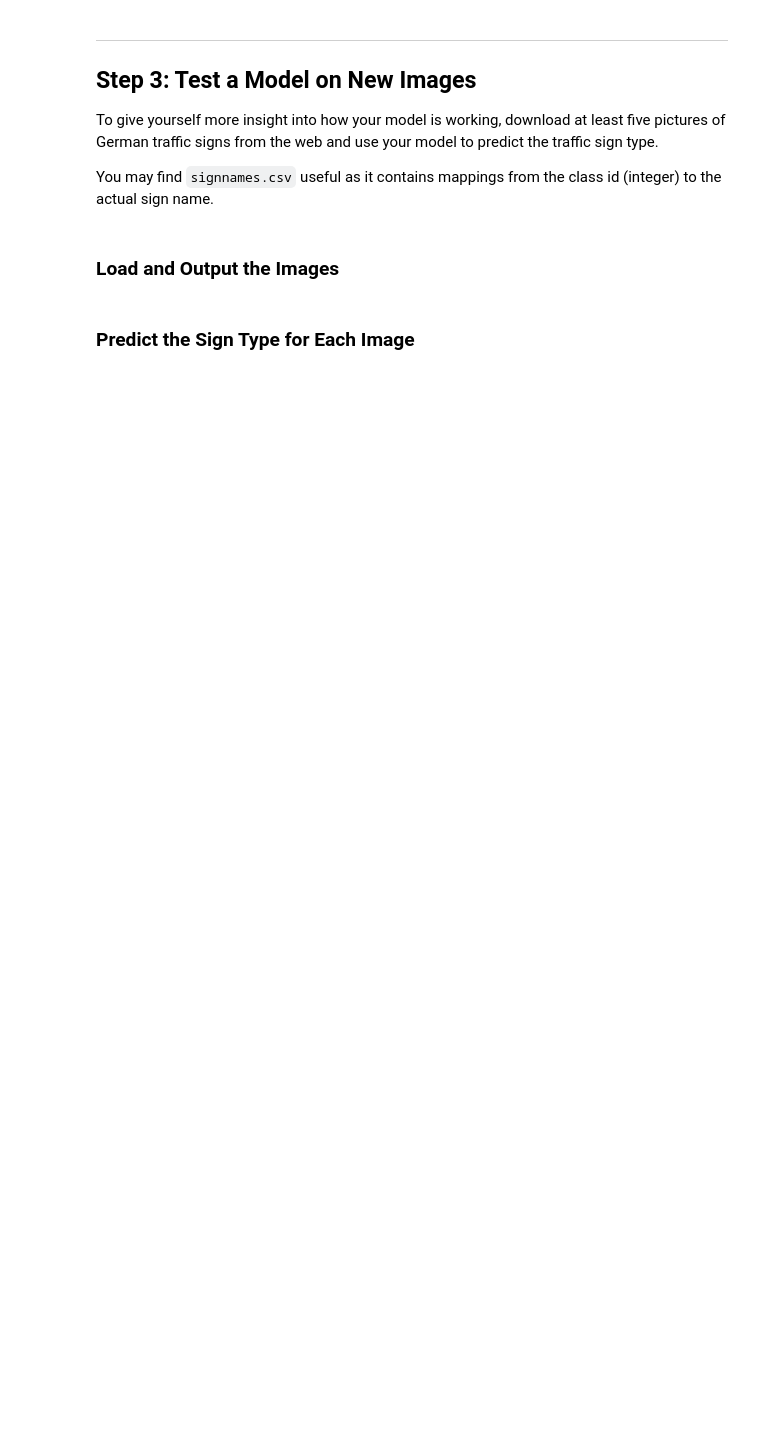
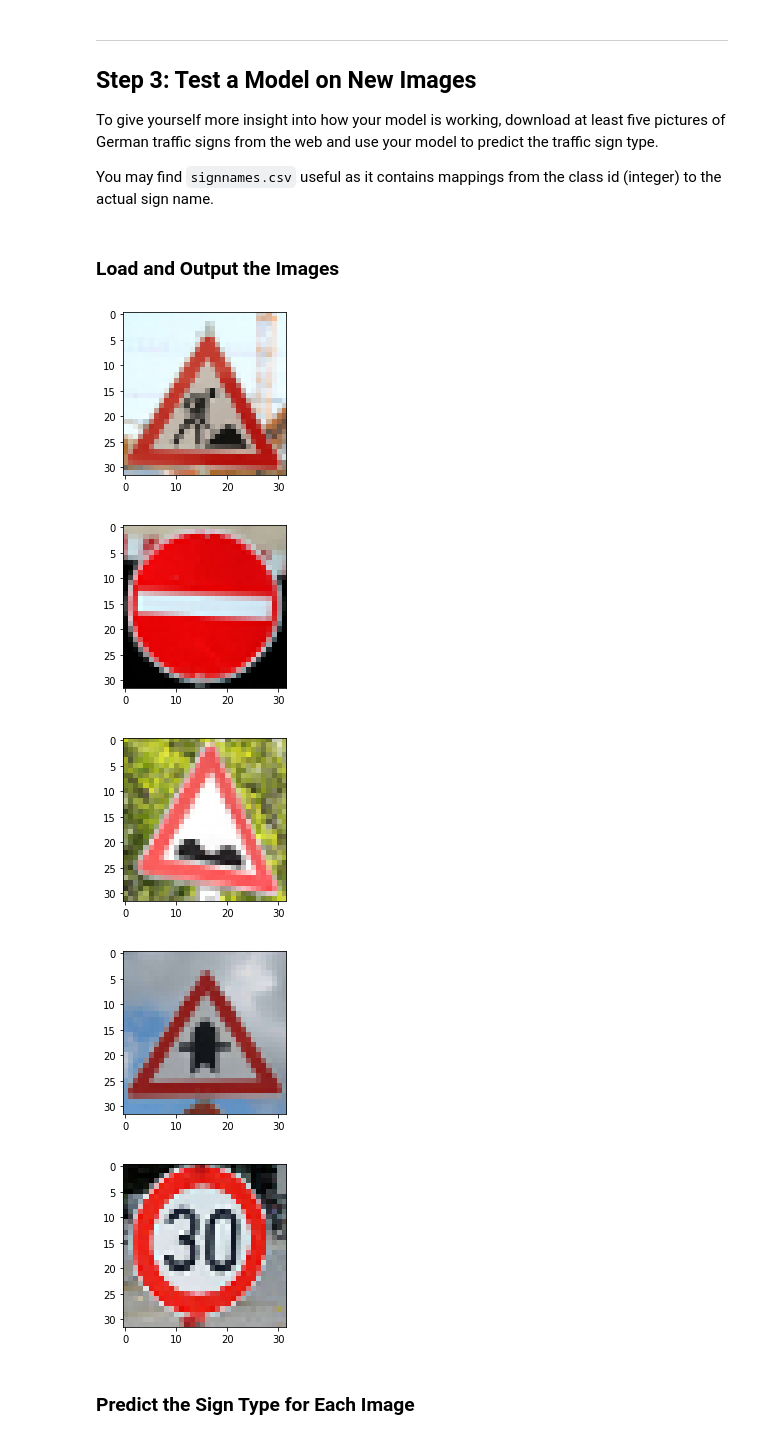
Before and after one commit to boldorider4/udacity_self_driving_engineer, a Jupyter notebook: P02-TrafficSign/Traffic_Sign_Classifier.ipynb, the cells around one changed output. Drawn from its saved outputs; the diff is of its cells as text; code cells hidden in the pictures; blank space fills up the shorter version.

Commit message:
[Project 02] Run network on new signs and perform classification

```diff
--- a/P02-TrafficSign/Traffic_Sign_Classifier.ipynb
+++ b/P02-TrafficSign/Traffic_Sign_Classifier.ipynb
@@ -420,6 +422,36 @@ You may find `signnames.csv` useful as it contains mappings from the class id (i
 # %%
 ### Load the images and plot them here.
 ### Feel free to use as many code cells as needed.
+# %%
+import matplotlib.image as mpimg
+import os
+import re
+
+X_online_test = []
+image_filenames = [ 'online_signs/01_roadwork_25.jpg', \
+                    'online_signs/02_no-entry_17.jpg', \
+                    'online_signs/03_bumpy-road_22.jpg', \
+                    'online_signs/04_yield_11.jpg', \
+                    'online_signs/05_speed-limit-30_01.jpg' ]
+
+for file in image_filenames:
+    # load image file
+    image = mpimg.imread(file)
+    X_online_test.append(image)
+    plt.figure(figsize=(3,3))
+    plt.imshow(image)
+
+X_online_test = np.array(X_online_test)
+y_online_test = np.array([25, 17, 22, 11, 1])
+
+X_online_test_norm = np.array([normalize_image(grayscale(image)) for image in X_online_test])
+X_online_test_norm = X_online_test_norm.reshape(-1, 32, 32, 1)
+# %% [output]
+[figure, added]
+[figure, added]
+[figure, added]
+[figure, added]
+[figure, added]
 # %% [markdown]
 ### Predict the Sign Type for Each Image
 # %%
```
Also changed, not shown: parts of 8 cells of this notebook.
